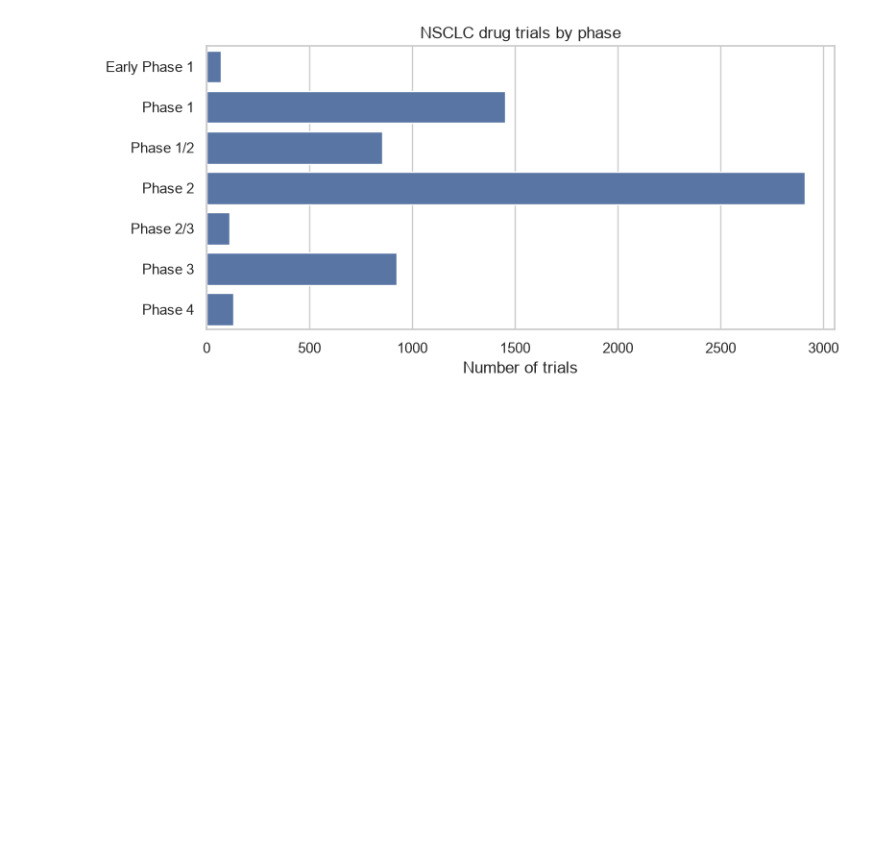
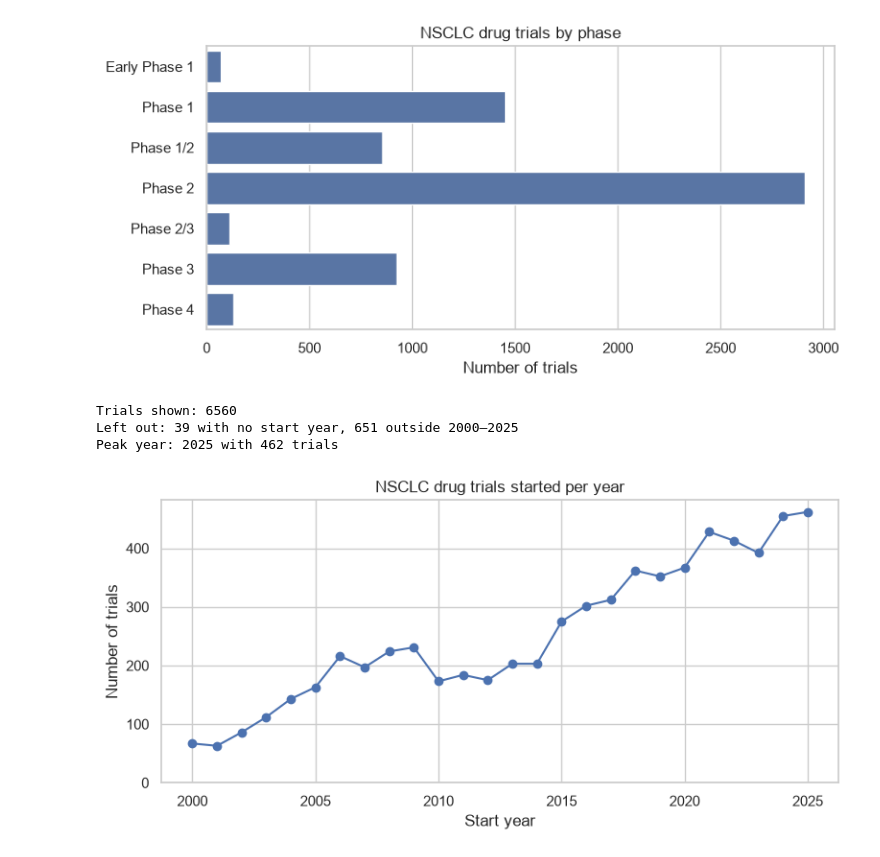
Before and after one commit to roadtoemploy1/clinical-trial-explorer, a Jupyter notebook: notebooks/03_charts.ipynb, the cells around one changed output. Drawn from its saved outputs; the diff is of its cells as text; code cells hidden in the pictures; blank space fills up the shorter version.

```diff
--- a/notebooks/03_charts.ipynb
+++ b/notebooks/03_charts.ipynb
@@ -15,3 +17,39 @@ fig.tight_layout()
 fig.savefig("../figures/01_trials_by_phase.png", dpi=150)
 # %% [output]
 [figure]
+# %%
+sns.set_theme(style="whitegrid")
+
+# Load the cleaned data and make start_year whole numbers again
+trials = pd.read_csv("../data/processed/nsclc_trials_clean.csv")
+trials["start_year"] = trials["start_year"].astype("Int64")
+
+# Count trials per start year (trials with no start year are left out automatically)
+per_year = trials.groupby("start_year").size()
+
+# Keep 2000–2025: earlier years are undercounted, 2026 is incomplete,
+# and later years are planned starts that haven't happened yet
+FIRST_YEAR, LAST_YEAR = 2000, 2025
+shown = per_year.loc[FIRST_YEAR:LAST_YEAR]
+shown.index = shown.index.astype(int)
+
+# Report what the chart leaves out
+missing_year = trials["start_year"].isna().sum()
+outside = per_year.sum() - shown.sum()
+print(f"Trials shown: {shown.sum()}")
+print(f"Left out: {missing_year} with no start year, {outside} outside {FIRST_YEAR}–{LAST_YEAR}")
+print(f"Peak year: {shown.idxmax()} with {shown.max()} trials")
+
+# Draw and save the line chart
+fig, ax = plt.subplots(figsize=(8, 4))
+shown.plot(ax=ax, marker="o")
+ax.set(title="NSCLC drug trials started per year",
+       xlabel="Start year", ylabel="Number of trials")
+ax.set_ylim(bottom=0)
+fig.tight_layout()
+fig.savefig("../figures/02_trials_per_year.png", dpi=150)
+# %% [output]
+Trials shown: 6560
+Left out: 39 with no start year, 651 outside 2000–2025
+Peak year: 2025 with 462 trials
+[figure, added]
```
Also changed, not shown: parts of 7 cells of this notebook, 5 other files.
